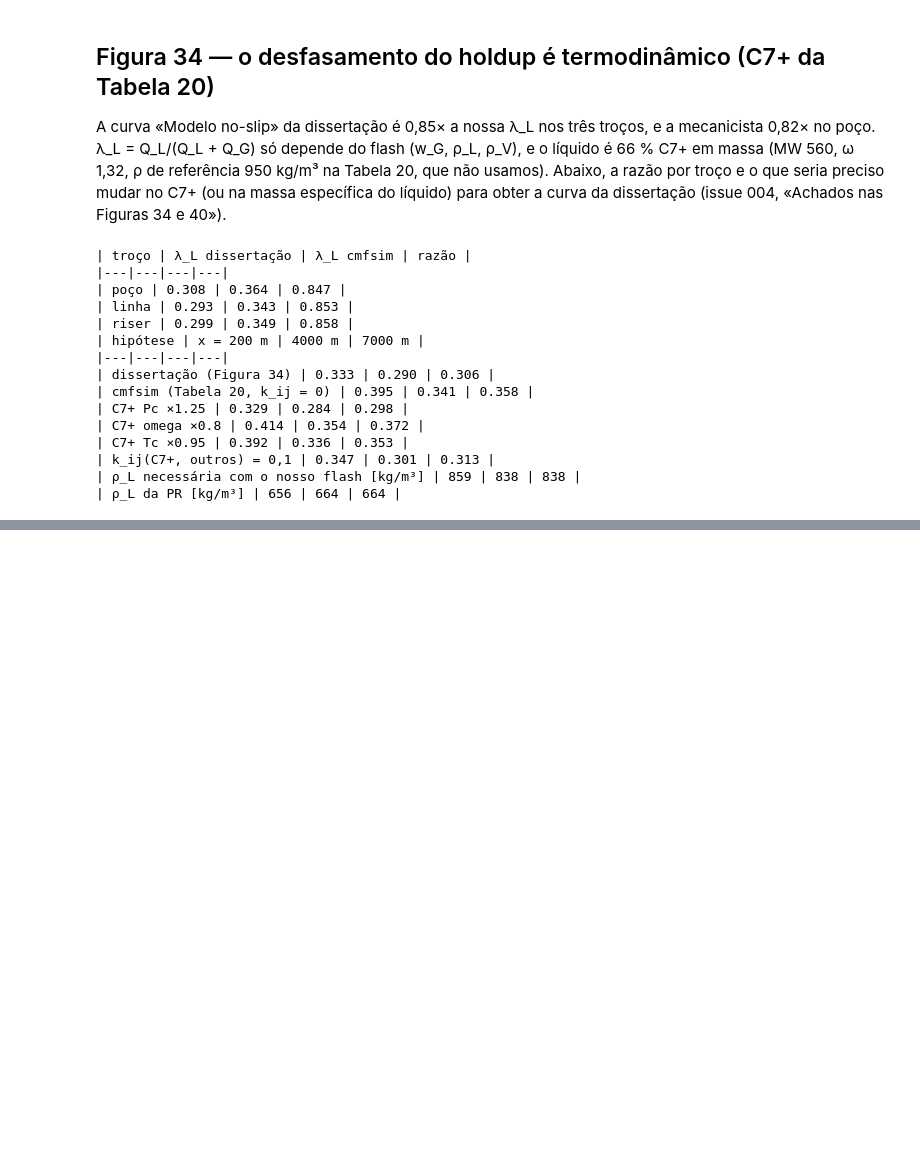
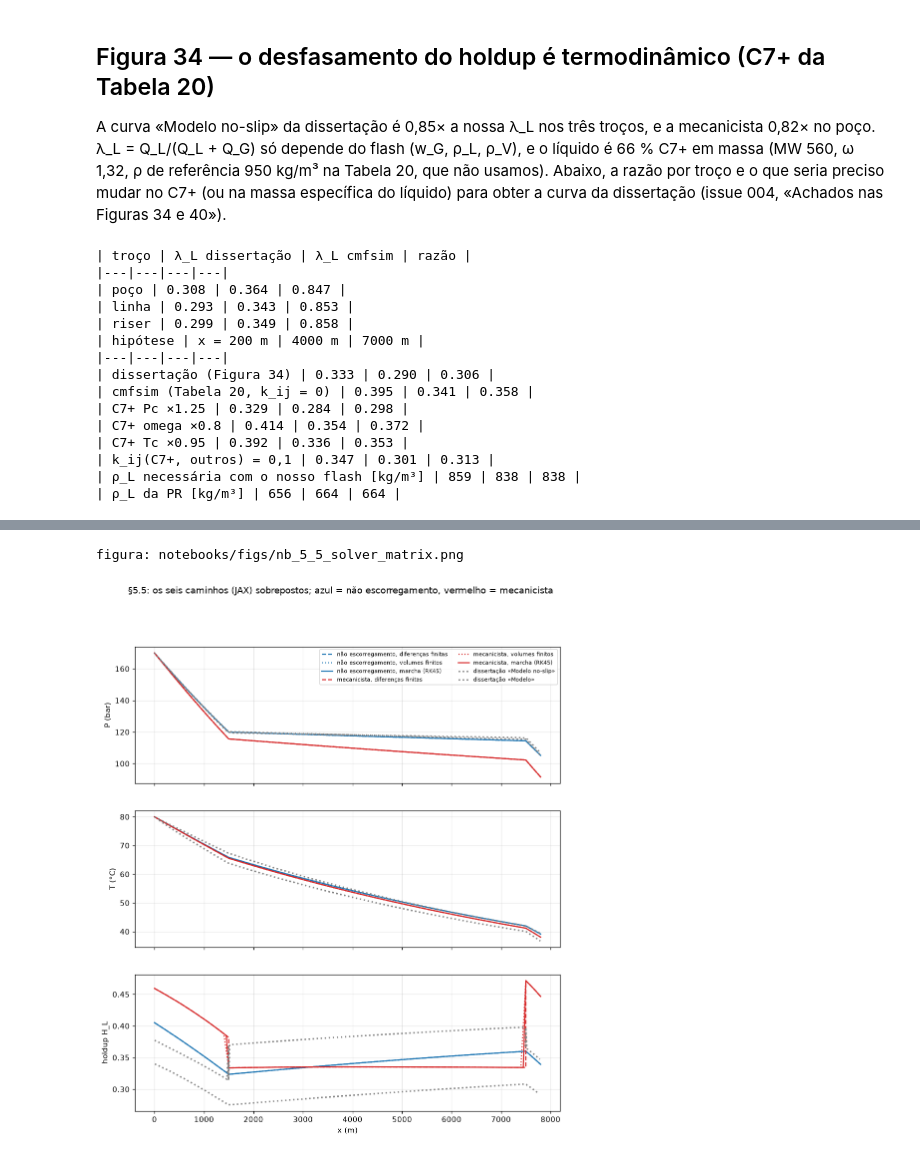
Before and after one commit to Jaimenms/research-factory, a Jupyter notebook: 01-multiphase-compositional-flow/notebooks/thesis/nb_5_5_offshore.ipynb, the cells around one changed output, grey strips where cells are left out. Cells and saved outputs as stored; diff of their text form; code cells hidden in the pictures; blank space fills up the shorter version.

```diff
--- a/01-multiphase-compositional-flow/notebooks/thesis/nb_5_5_offshore.ipynb
+++ b/01-multiphase-compositional-flow/notebooks/thesis/nb_5_5_offshore.ipynb
@@ -294,0 +309,8 @@ if "noslip" in runs:
+# %%
+mruns = load_runs("solver_matrix/offshore_*.npz")
+print("corridas:", sorted(mruns))
+table(matrix_rows(mruns, "offshore_", x_end=7800.0), MATRIX_HEADERS)
+print(parity_line(mruns, "offshore_noslip_fv", "offshore_noslip_fv_numpy"))
+print(parity_line(mruns, "offshore_slip_march", "offshore_slip_march_numpy"))
+print(parity_line(mruns, "offshore_noslip_march", "offshore_noslip_fv"))
+print(parity_line(mruns, "offshore_slip_fd", "offshore_slip_fv"))
@@ -294,0 +333,30 @@ if "noslip" in runs:
+# %%
+if mruns:
+    fig, axes = plt.subplots(3, 1, figsize=(10, 11), sharex=True)
+    styles = {"march": "-", "fd": "--", "fv": ":"}
+    for name in sorted(mruns):
+        if name.endswith("_numpy"):
+            continue
+        r = mruns[name]
+        c = "C0" if r.info["model"] == "noslip" else "C3"
+        lab = f"{MODEL_LABEL[r.info['model']]}, {SOLVER_LABEL[r.info['solver']]}"
+        axes[0].plot(r.x, r.P / 1e5, styles[r.info["solver"]], color=c, label=lab)
+        axes[1].plot(r.x, r.T - 273.15, styles[r.info["solver"]], color=c)
+        axes[2].plot(r.x, r["H_L"], styles[r.info["solver"]], color=c)
+    for n, key, ax in ((32, "P", axes[0]), (33, "T", axes[1]), (34, "H_L", axes[2])):
+        for nm in ("Modelo no-slip", "Modelo"):
+            s = series_of(n, nm)
+            if s is not None:
+                ax.plot(*s, ":", lw=2, color="gray", label=f"dissertação «{nm}»" if ax is axes[0] else None)
+    axes[0].set_ylabel("P (bar)")
+    axes[1].set_ylabel("T (°C)")
+    axes[2].set_ylabel("holdup H_L")
+    axes[2].set_xlabel("x (m)")
+    axes[0].legend(fontsize=7, ncol=2)
+    for ax in axes:
+        ax.grid(alpha=0.3)
+    fig.suptitle("§5.5: os seis caminhos (JAX) sobrepostos; azul = não escorregamento, vermelho = mecanicista")
+    save(fig, "nb_5_5_solver_matrix")
+# %% [output]
+figura: notebooks/figs/nb_5_5_solver_matrix.png
+[figure, added]
```
Also changed, not shown: parts of 3 cells of this notebook, 23 other files.
